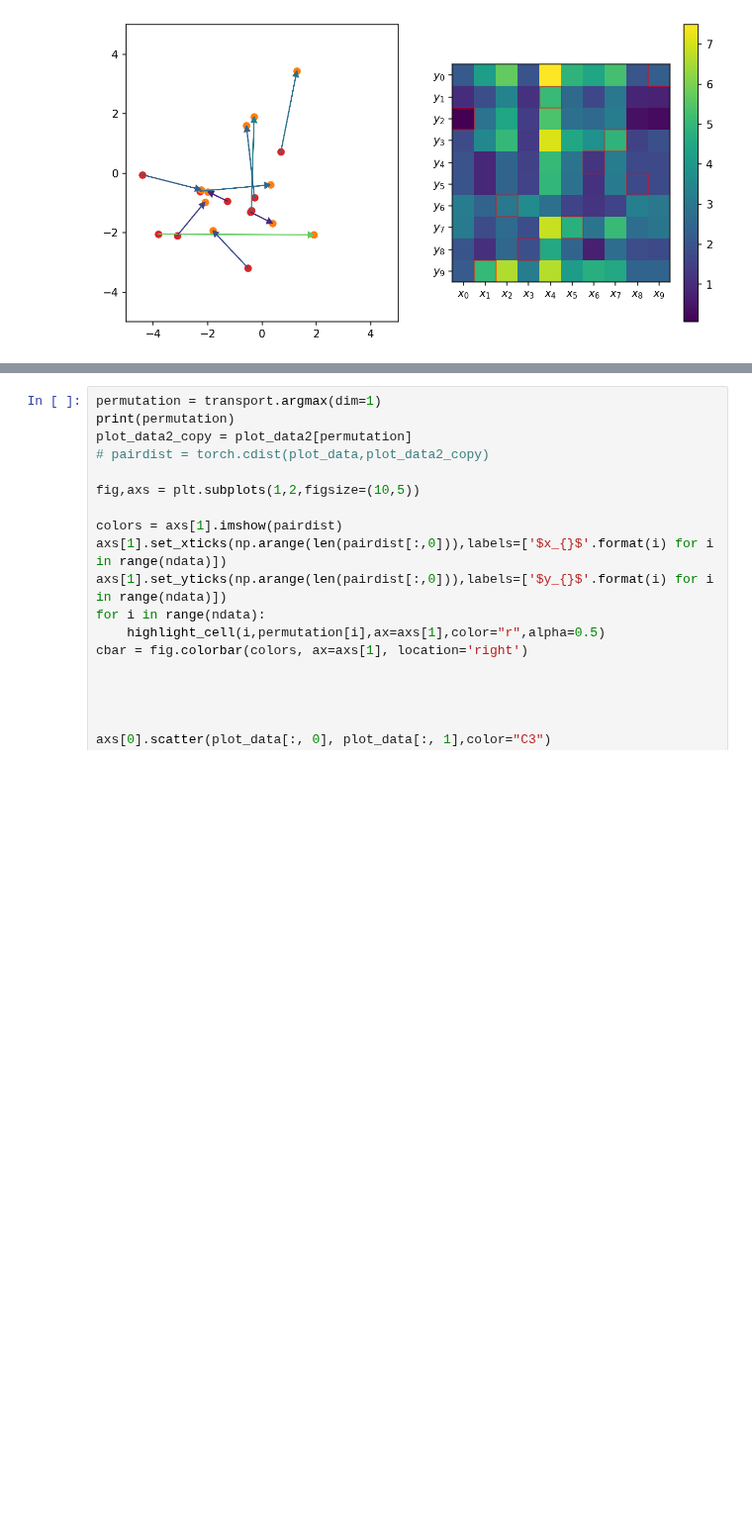
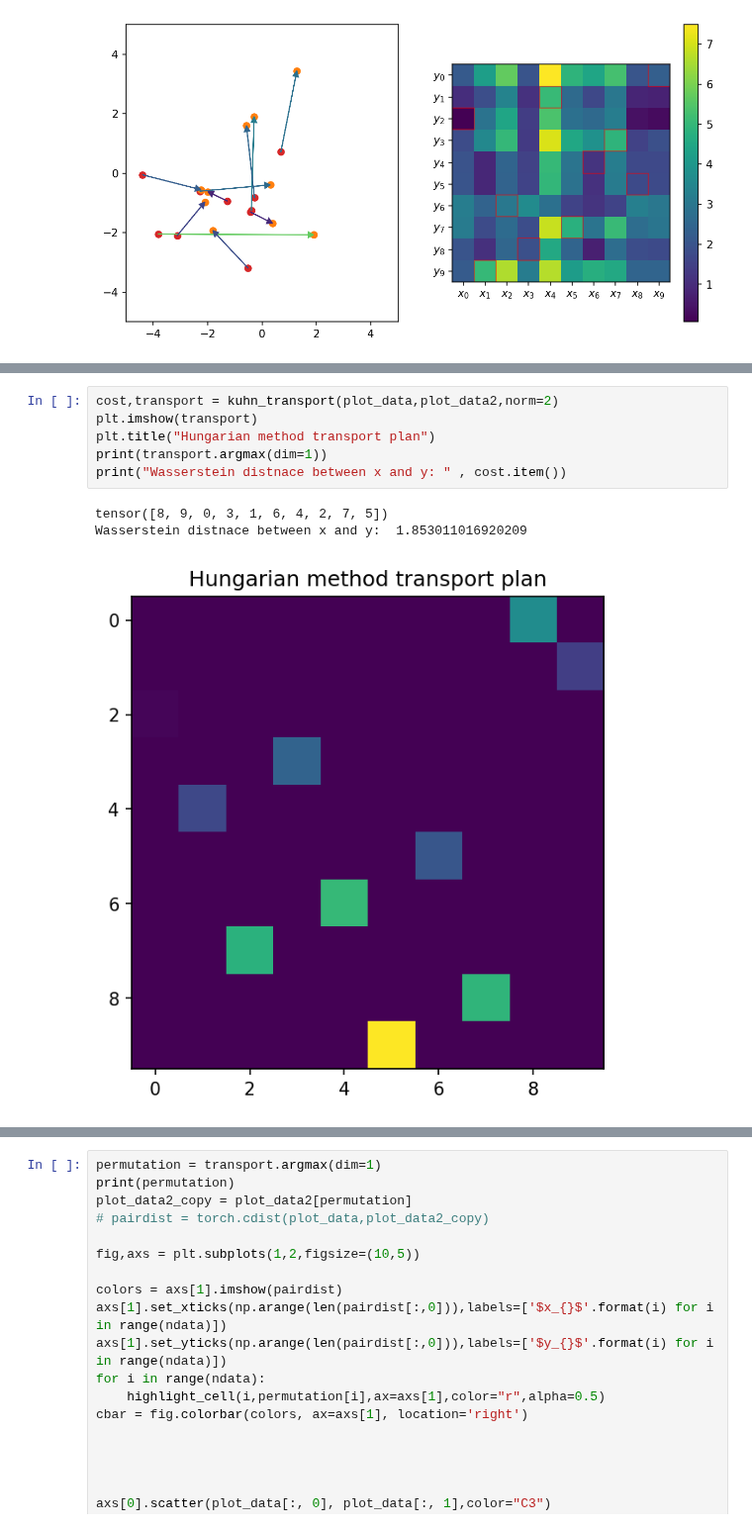
Before and after one commit to mackelab/labproject, a Jupyter notebook: docs/notebooks/wasserstein_intuition.ipynb, the cells around one changed output, grey strips where cells are left out. Shown at 99% size. Saved outputs shown, nothing was run; the diff lists cells and outputs as text; blank space fills up the shorter version.

Commit message:
finish wasserstein intuition notebook doc

```diff
--- a/docs/notebooks/wasserstein_intuition.ipynb
+++ b/docs/notebooks/wasserstein_intuition.ipynb
@@ -133,0 +178,10 @@ tensor([2, 9, 6, 8, 1, 7, 4, 3, 5, 0])
+# %%
+cost,transport = kuhn_transport(plot_data,plot_data2,norm=2)
+plt.imshow(transport)
+plt.title("Hungarian method transport plan")
+print(transport.argmax(dim=1))
+print("Wasserstein distnace between x and y: " , cost.item())
+# %% [output]
+tensor([8, 9, 0, 3, 1, 6, 4, 2, 7, 5])
+Wasserstein distnace between x and y:  1.853011016920209
+[figure, added]
```
Also changed, not shown: parts of 35 cells of this notebook, 1 other file.
